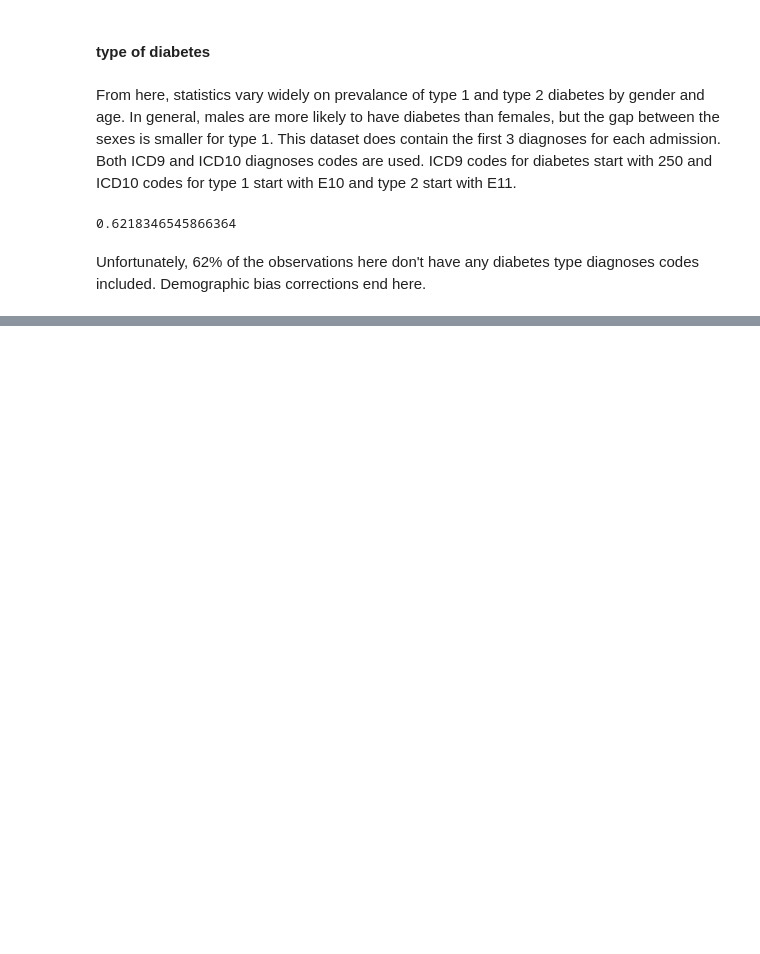
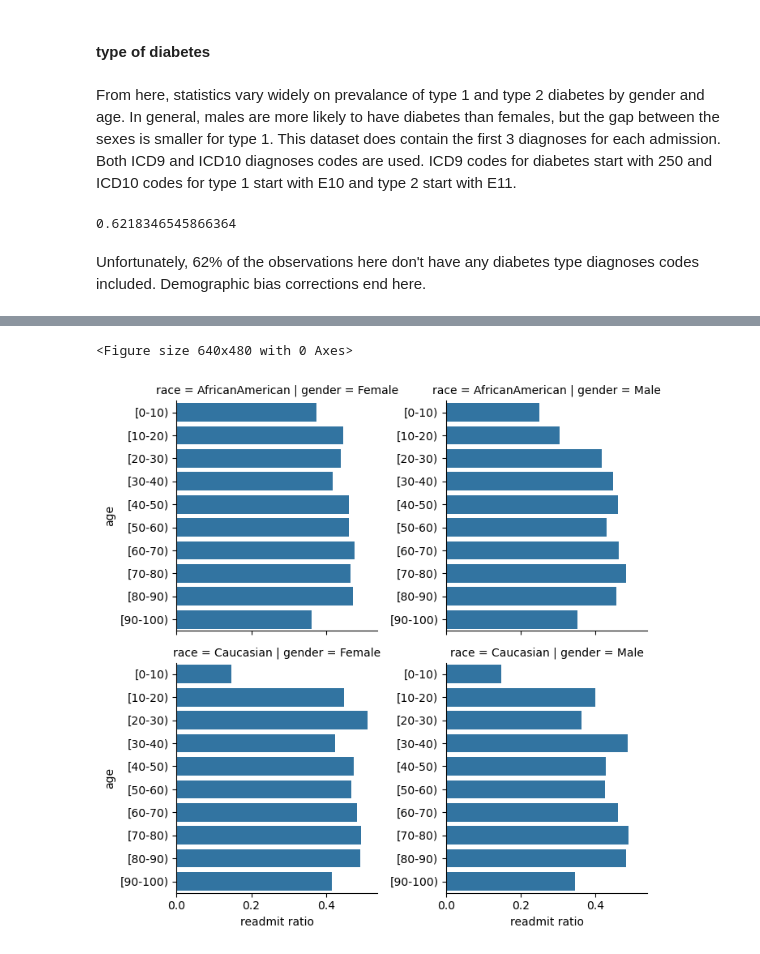
Before and after one commit to ashbyj/PredictingReadmissions, a Jupyter notebook: notebooks/2-ja-eda.ipynb, the cells around one changed output, grey strips where cells are left out. Cells and saved outputs as stored; diff of their text form; code cells hidden in the pictures; blank space fills up the shorter version.

```diff
--- a/notebooks/2-ja-eda.ipynb
+++ b/notebooks/2-ja-eda.ipynb
@@ -107,0 +138,22 @@ Unfortunately, 62% of the observations here don't have any diabetes type diagnos
+# %%
+readmitMapping = {'NO': 0, '>30': 1, '<30': 1}
+twoRace['readmitBinary'] = twoRace['readmitted'].replace(to_replace=readmitMapping)
+demographic_readmit_mean = twoRace.groupby(['race','age','gender'])\
+                           .agg([np.mean])['readmitBinary']\
+                           .reset_index()
+
+plt.clf()
+g = sns.FacetGrid(
+    demographic_readmit_mean,
+    col='gender',
+    row='race',
+    height=3.5,
+    sharey=False
+).map(sns.barplot, 'mean', 'age')
+
+[axes.set_xlabel('readmit ratio') for axes in g.axes.flat]
+
+plt.show()
+# %% [output]
+<Figure size 640x480 with 0 Axes>
+[figure, added]
```
Also changed, not shown: parts of 14 cells of this notebook, 1 other file.
